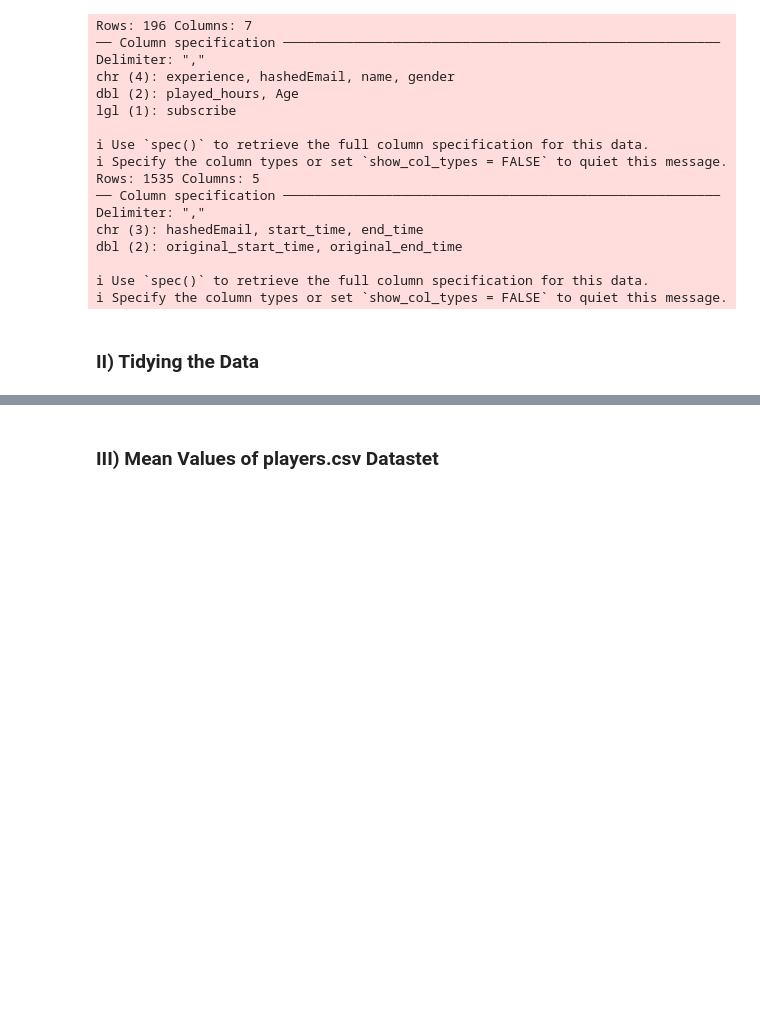
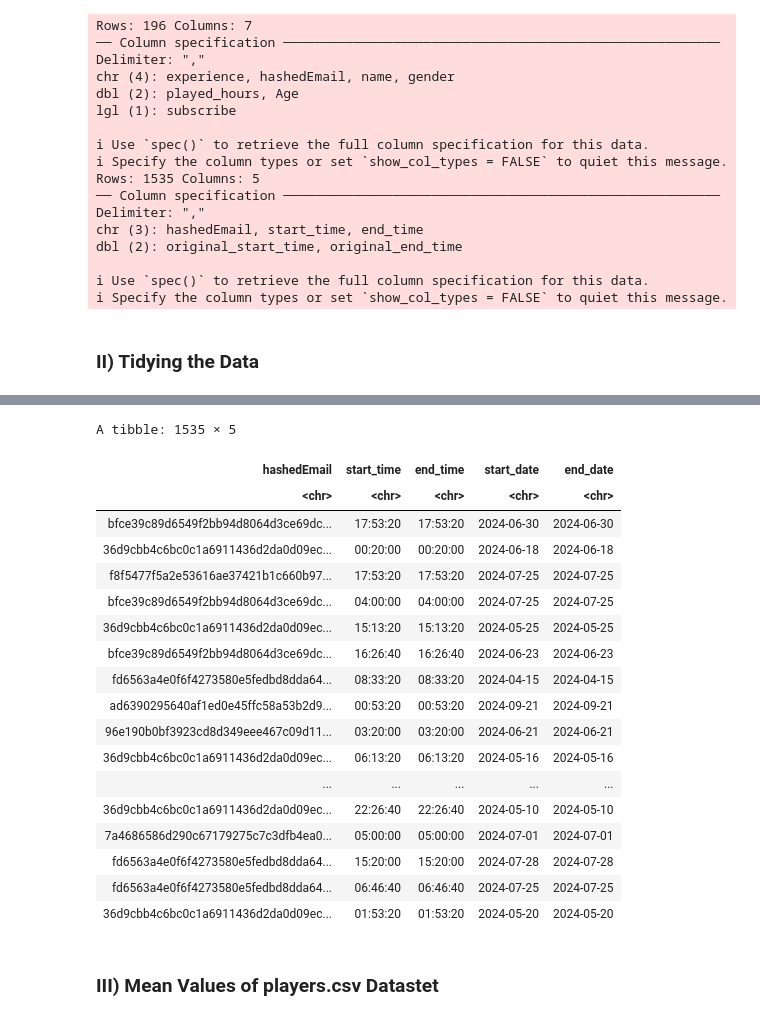
Before and after one commit to saurav-s25/DSCI-100-Project-Individual, a Jupyter notebook: Project Planning Stage (Individual).ipynb, the cells around one changed output, grey strips where cells are left out. Saved outputs shown, nothing was run; the diff lists cells and outputs as text; code cells hidden in the pictures; blank space fills up the shorter version.

Commit message:
Wrangled the sessions.csv file to be tidy data

```diff
--- a/Project Planning Stage (Individual).ipynb
+++ b/Project Planning Stage (Individual).ipynb
@@ -174,10 +174,36 @@ A spec_tbl_df: 196 × 7
 | Amateur | FALSE | f19e136ddde68f365afc860c725ccff54... | 2.3 | Harlow | Male | 17 |
 | Pro | TRUE | d9473710057f7d42f36570f0be83817a4... | 0.2 | Ahmed | Other | NA |
 # %%
-# tidy_sessions_info <- head(sessions_info) |>
-#     mutate(original_start_time = as_datetime(original_start_time/1000)) |>
-#     mutate(original_end_time = as_datetime(original_end_time/1000))
-# tidy_sessions_info
+#?str_extract
+tidy_sessions_info <- sessions_info |>
+    mutate(original_start_time = as_datetime(original_start_time/1000)) |>
+    mutate(original_end_time = as_datetime(original_end_time/1000)) |>
+    mutate(start_date = str_extract(original_start_time,  "^.{10}")) |>
+    mutate(end_date = str_extract(original_end_time,  "^.{10}")) |>
+    mutate(start_time = str_extract(original_start_time,  "\\d{2}:\\d{2}:\\d{2}")) |>
+    mutate(end_time = str_extract(original_start_time,  "\\d{2}:\\d{2}:\\d{2}")) |>
+    select(hashedEmail, start_time, end_time, start_date, end_date)
+tidy_sessions_info
+# %% [output]
+A tibble: 1535 × 5
+| hashedEmail | start_time | end_time | start_date | end_date |
+| <chr> | <chr> | <chr> | <chr> | <chr> |
+| bfce39c89d6549f2bb94d8064d3ce69dc... | 17:53:20 | 17:53:20 | 2024-06-30 | 2024-06-30 |
+| 36d9cbb4c6bc0c1a6911436d2da0d09ec... | 00:20:00 | 00:20:00 | 2024-06-18 | 2024-06-18 |
+| f8f5477f5a2e53616ae37421b1c660b97... | 17:53:20 | 17:53:20 | 2024-07-25 | 2024-07-25 |
+| bfce39c89d6549f2bb94d8064d3ce69dc... | 04:00:00 | 04:00:00 | 2024-07-25 | 2024-07-25 |
+| 36d9cbb4c6bc0c1a6911436d2da0d09ec... | 15:13:20 | 15:13:20 | 2024-05-25 | 2024-05-25 |
+| bfce39c89d6549f2bb94d8064d3ce69dc... | 16:26:40 | 16:26:40 | 2024-06-23 | 2024-06-23 |
+| fd6563a4e0f6f4273580e5fedbd8dda64... | 08:33:20 | 08:33:20 | 2024-04-15 | 2024-04-15 |
+| ad6390295640af1ed0e45ffc58a53b2d9... | 00:53:20 | 00:53:20 | 2024-09-21 | 2024-09-21 |
+| 96e190b0bf3923cd8d349eee467c09d11... | 03:20:00 | 03:20:00 | 2024-06-21 | 2024-06-21 |
+| 36d9cbb4c6bc0c1a6911436d2da0d09ec... | 06:13:20 | 06:13:20 | 2024-05-16 | 2024-05-16 |
+| ... | ... | ... | ... | ... |
+| 36d9cbb4c6bc0c1a6911436d2da0d09ec... | 22:26:40 | 22:26:40 | 2024-05-10 | 2024-05-10 |
+| 7a4686586d290c67179275c7c3dfb4ea0... | 05:00:00 | 05:00:00 | 2024-07-01 | 2024-07-01 |
+| fd6563a4e0f6f4273580e5fedbd8dda64... | 15:20:00 | 15:20:00 | 2024-07-28 | 2024-07-28 |
+| fd6563a4e0f6f4273580e5fedbd8dda64... | 06:46:40 | 06:46:40 | 2024-07-25 | 2024-07-25 |
+| 36d9cbb4c6bc0c1a6911436d2da0d09ec... | 01:53:20 | 01:53:20 | 2024-05-20 | 2024-05-20 |
 # %% [markdown]
 ### III) Mean Values of players.csv Datastet
 # %%
```
